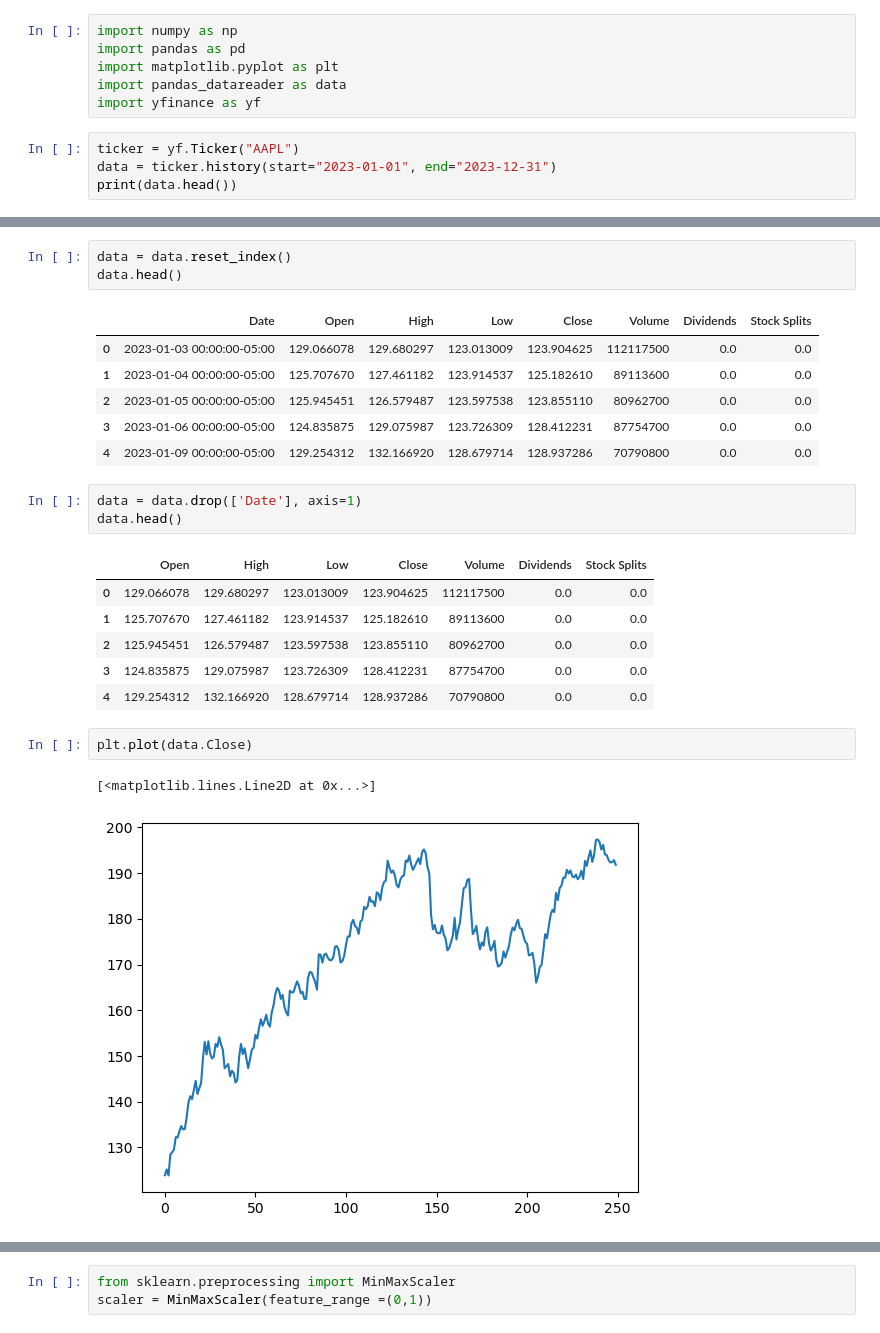
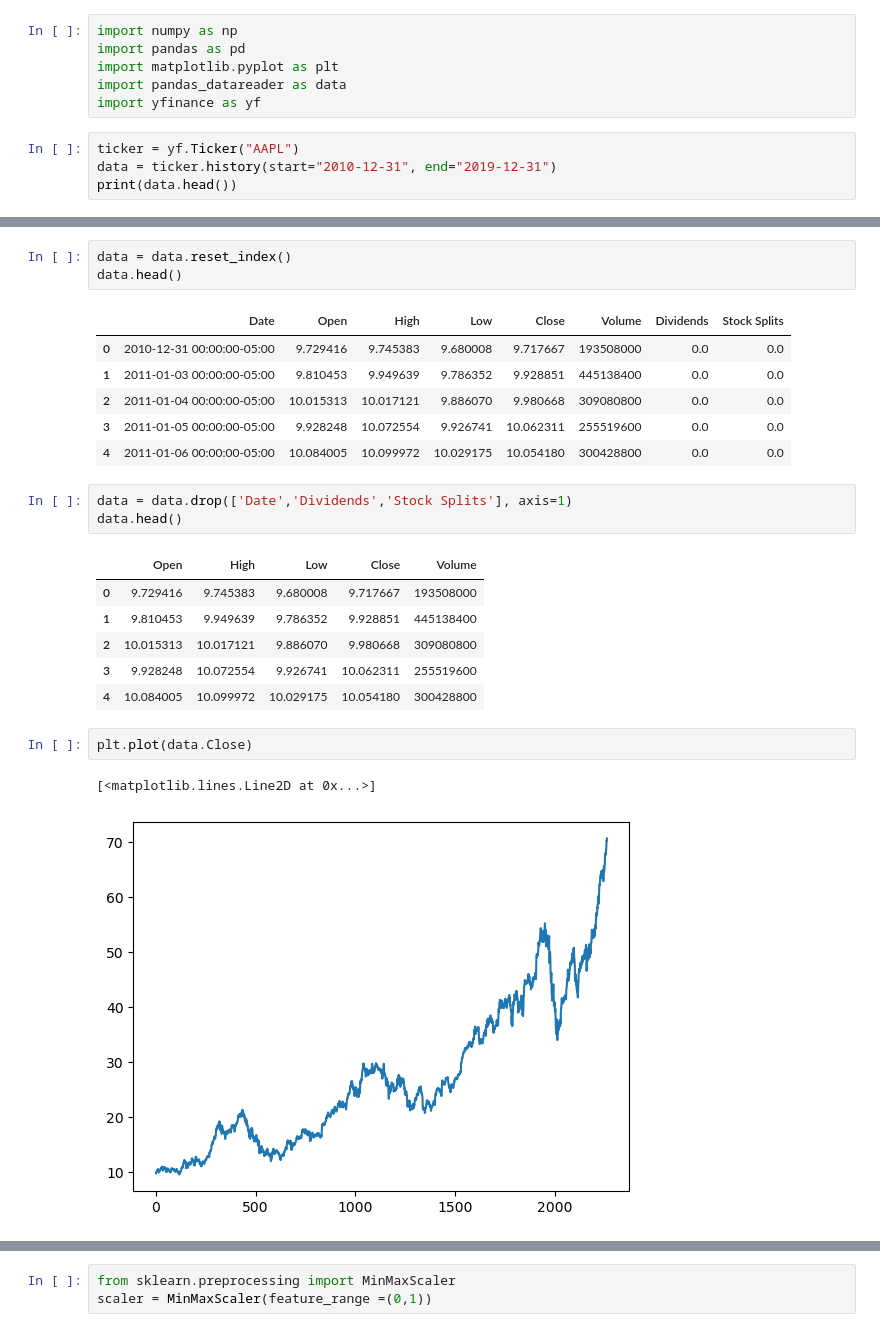
Before and after one commit to PandaXD7/Stocks-Predi, a Jupyter notebook: stocks.ipynb, the cells around one changed output, grey strips where cells are left out. Drawn from its saved outputs; the diff is of its cells as text.

```diff
--- a/stocks.ipynb
+++ b/stocks.ipynb
@@ -63,6 +63,6 @@ import pandas_datareader as data
 import yfinance as yf
 # %%
 ticker = yf.Ticker("AAPL")
-data = ticker.history(start="2023-01-01", end="2023-12-31")
+data = ticker.history(start="2010-12-31", end="2019-12-31")
 print(data.head())
 # %% [output]
@@ -104,26 +104,26 @@ data = data.reset_index()
 data.head()
 # %% [output]
 |  | Date | Open | High | Low | Close | Volume | Dividends | Stock Splits |
-| 0 | 2023-01-03 00:00:00-05:00 | 129.066078 | 129.680297 | 123.013009 | 123.904625 | 112117500 | 0.0 | 0.0 |
-| 1 | 2023-01-04 00:00:00-05:00 | 125.707670 | 127.461182 | 123.914537 | 125.182610 | 89113600 | 0.0 | 0.0 |
-| 2 | 2023-01-05 00:00:00-05:00 | 125.945451 | 126.579487 | 123.597538 | 123.855110 | 80962700 | 0.0 | 0.0 |
-| 3 | 2023-01-06 00:00:00-05:00 | 124.835875 | 129.075987 | 123.726309 | 128.412231 | 87754700 | 0.0 | 0.0 |
-| 4 | 2023-01-09 00:00:00-05:00 | 129.254312 | 132.166920 | 128.679714 | 128.937286 | 70790800 | 0.0 | 0.0 |
+| 0 | 2010-12-31 00:00:00-05:00 | 9.729416 | 9.745383 | 9.680008 | 9.717667 | 193508000 | 0.0 | 0.0 |
+| 1 | 2011-01-03 00:00:00-05:00 | 9.810453 | 9.949639 | 9.786352 | 9.928851 | 445138400 | 0.0 | 0.0 |
+| 2 | 2011-01-04 00:00:00-05:00 | 10.015313 | 10.017121 | 9.886070 | 9.980668 | 309080800 | 0.0 | 0.0 |
+| 3 | 2011-01-05 00:00:00-05:00 | 9.928248 | 10.072554 | 9.926741 | 10.062311 | 255519600 | 0.0 | 0.0 |
+| 4 | 2011-01-06 00:00:00-05:00 | 10.084005 | 10.099972 | 10.029175 | 10.054180 | 300428800 | 0.0 | 0.0 |
 # %%
-data = data.drop(['Date'], axis=1)
+data = data.drop(['Date','Dividends','Stock Splits'], axis=1)
 data.head()
 # %% [output]
-|  | Open | High | Low | Close | Volume | Dividends | Stock Splits |
-| 0 | 129.066078 | 129.680297 | 123.013009 | 123.904625 | 112117500 | 0.0 | 0.0 |
-| 1 | 125.707670 | 127.461182 | 123.914537 | 125.182610 | 89113600 | 0.0 | 0.0 |
-| 2 | 125.945451 | 126.579487 | 123.597538 | 123.855110 | 80962700 | 0.0 | 0.0 |
-| 3 | 124.835875 | 129.075987 | 123.726309 | 128.412231 | 87754700 | 0.0 | 0.0 |
-| 4 | 129.254312 | 132.166920 | 128.679714 | 128.937286 | 70790800 | 0.0 | 0.0 |
+|  | Open | High | Low | Close | Volume |
+| 0 | 9.729416 | 9.745383 | 9.680008 | 9.717667 | 193508000 |
+| 1 | 9.810453 | 9.949639 | 9.786352 | 9.928851 | 445138400 |
+| 2 | 10.015313 | 10.017121 | 9.886070 | 9.980668 | 309080800 |
+| 3 | 9.928248 | 10.072554 | 9.926741 | 10.062311 | 255519600 |
+| 4 | 10.084005 | 10.099972 | 10.029175 | 10.054180 | 300428800 |
 # %%
 plt.plot(data.Close)
 # %% [output]
 [<matplotlib.lines.Line2D at 0x...>]
-[figure, old version]
+[figure, new version]
 # %%
 data
 # %% [output]
```
Also changed, not shown: parts of 30 cells of this notebook.
